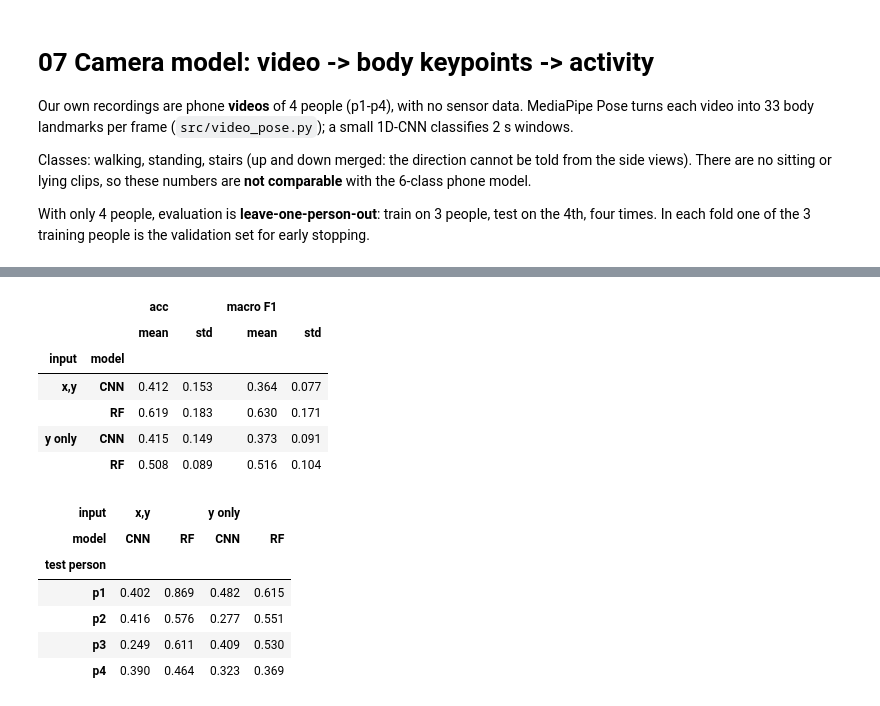
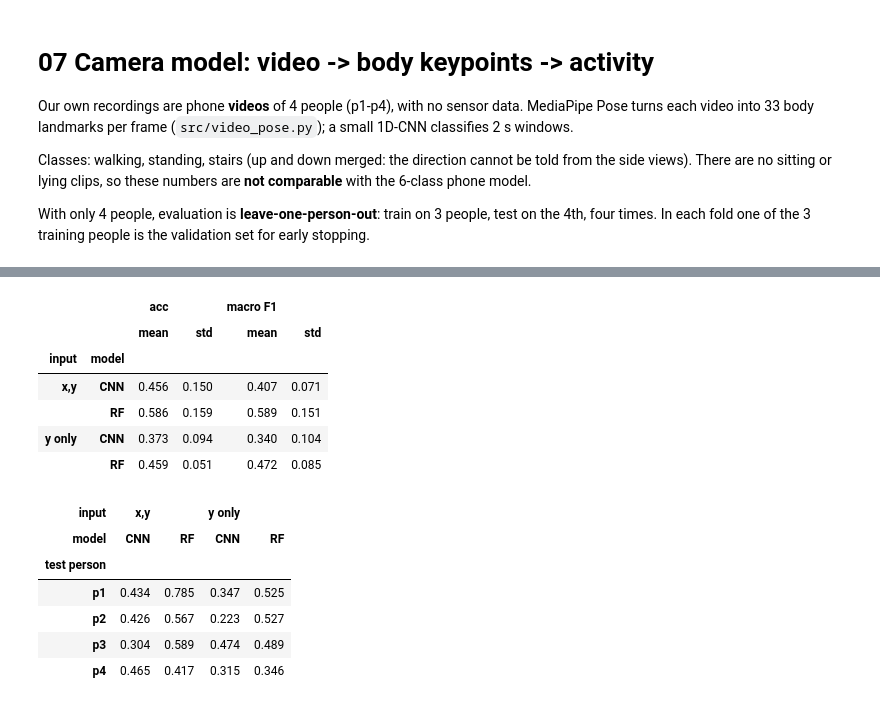
Before and after one commit to rajyyug1132/activity-recognition, a Jupyter notebook: notebooks/07_video.ipynb, the cells around one changed output, grey strips where cells are left out. Drawn from its saved outputs; the diff is of its cells as text; code cells hidden in the pictures.

Commit message:
Camera pipeline: add fifth person (p5, walking only, training-only); refresh results

```diff
--- a/notebooks/07_video.ipynb
+++ b/notebooks/07_video.ipynb
@@ -31,4 +32,5 @@ pd.crosstab(pd.Series(sub, name="person"), pd.Series([CL[i] for i in y], name="c
 # %%
+# p5 has walking clips only: used for training, never as test or validation person
 def mirror(X):  # camera side is arbitrary: flip x (even channels) as augmentation
     Z = X.copy(); Z[..., 0::2] *= -1; return np.concatenate([X, Z])
 
@@ -38,7 +40,7 @@ def feats(X):   # for the Random Forest baseline
 # Two inputs: x,y of every landmark, or height (y) only. x changes completely between front/side/back
 # views; y barely does, so y-only should generalise better across people filmed from different angles.
 VARIANTS = {"x,y": lambda A: A, "y only": lambda A: A[..., 1::2]}
-people = sorted(set(sub)); rows, preds = [], {}
+people = sorted(set(sub) - {"p5"}); rows, preds = [], {}
 for vn, sel in VARIANTS.items():
     for t in people:
         va = people[(people.index(t) + 1) % len(people)]
@@ -76,10 +78,10 @@ Epoch 20/30
 |  |  | acc |  | macro F1 |  |
 |  |  | mean | std | mean | std |
 | input | model |  |  |  |  |
-| x,y | CNN | 0.412 | 0.153 | 0.364 | 0.077 |
-|  | RF | 0.619 | 0.183 | 0.630 | 0.171 |
-| y only | CNN | 0.415 | 0.149 | 0.373 | 0.091 |
-|  | RF | 0.508 | 0.089 | 0.516 | 0.104 |
+| x,y | CNN | 0.456 | 0.150 | 0.407 | 0.071 |
+|  | RF | 0.586 | 0.159 | 0.589 | 0.151 |
+| y only | CNN | 0.373 | 0.094 | 0.340 | 0.104 |
+|  | RF | 0.459 | 0.051 | 0.472 | 0.085 |
 # %%
 fig, axs = plt.subplots(2, 2, figsize=(10, 8))
 for ax, ((vn, mn), L) in zip(axs.ravel(), preds.items()):
@@ -92,10 +94,10 @@ res.pivot_table(index="test person", columns=["input", "model"], values="macro F
 | input | x,y |  | y only |  |
 | model | CNN | RF | CNN | RF |
 | test person |  |  |  |  |
-| p1 | 0.402 | 0.869 | 0.482 | 0.615 |
-| p2 | 0.416 | 0.576 | 0.277 | 0.551 |
-| p3 | 0.249 | 0.611 | 0.409 | 0.530 |
-| p4 | 0.390 | 0.464 | 0.323 | 0.369 |
+| p1 | 0.434 | 0.785 | 0.347 | 0.525 |
+| p2 | 0.426 | 0.567 | 0.223 | 0.527 |
+| p3 | 0.304 | 0.589 | 0.474 | 0.489 |
+| p4 | 0.465 | 0.417 | 0.315 | 0.346 |
 # %%
 # final model on all 4 people (15% of windows as early-stopping validation), saved for the app
 # BEST = input variant with the highest mean macro F1 for the CNN
```
Also changed, not shown: parts of 3 cells of this notebook, 6 other files.
